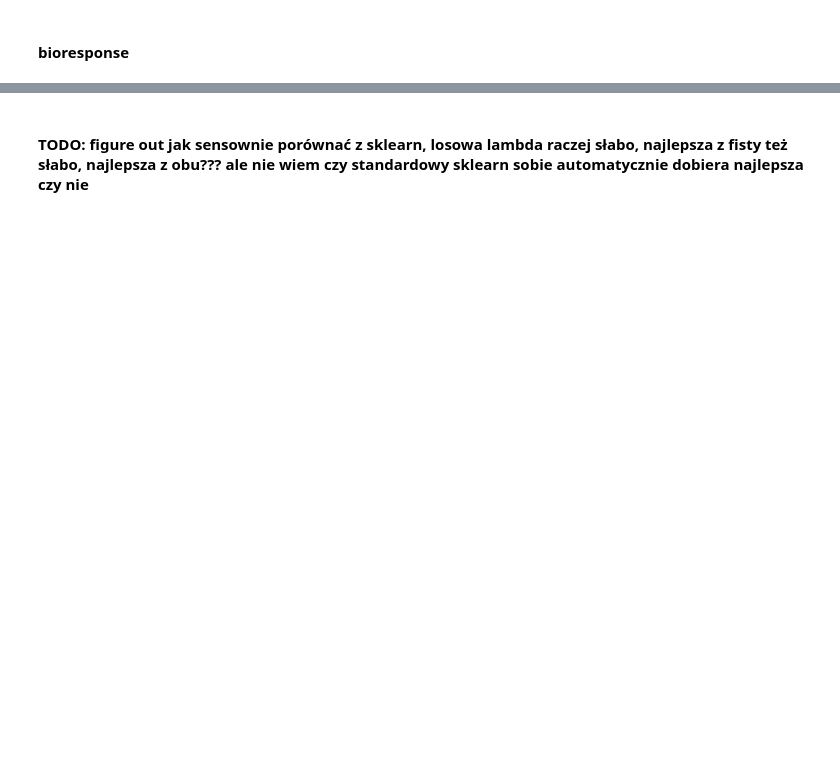
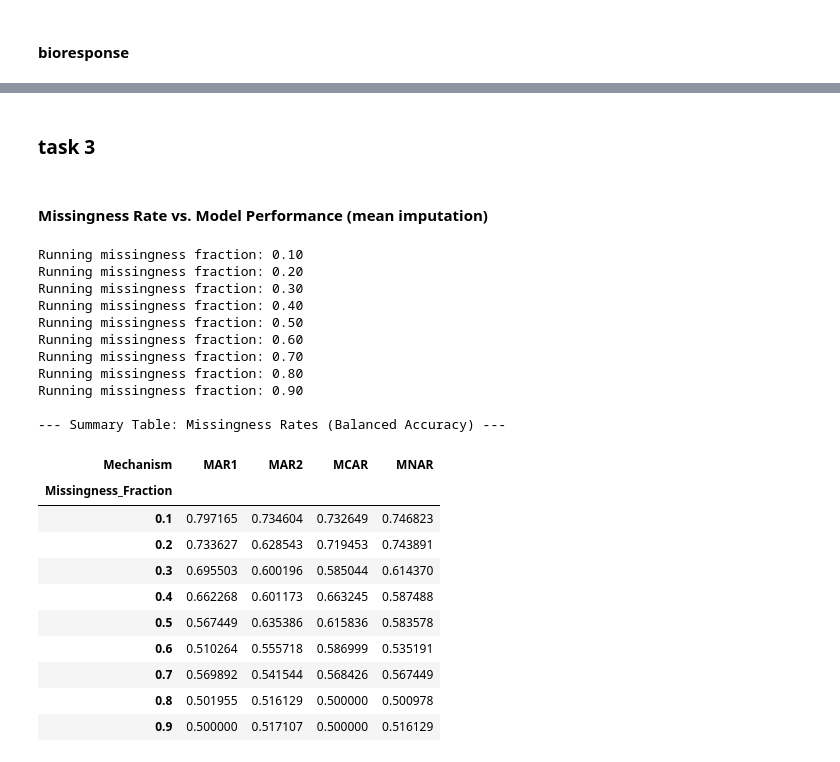
Before and after one commit to kaminskaz/AML_project1, a Jupyter notebook: notebooks/experiments_2.ipynb, the cells around one changed output, grey strips where cells are left out. Drawn from its saved outputs; the diff is of its cells as text; code cells hidden in the pictures; blank space fills up the shorter version.

```diff
--- a/notebooks/experiments_2.ipynb
+++ b/notebooks/experiments_2.ipynb
@@ -371,5 +371,5 @@ Balanced Accuracy    | 0.7550     | 0.7567     | 0.0017
 F1 Score             | 0.7872     | 0.7877     | 0.0004
 ROC AUC              | 0.8229     | 0.8228     | 0.0001
 ------------------------------------------------------------
-# %% [markdown]
-#### TODO: figure out jak sensownie porównać z sklearn, losowa lambda raczej słabo, najlepsza z fisty też słabo, najlepsza z obu??? ale nie wiem czy standardowy sklearn sobie automatycznie dobiera najlepsza czy nie
+# %% [markdown]
+### task 3
@@ -375,0 +434,68 @@ ROC AUC              | 0.8229     | 0.8228     | 0.0001
+# %% [markdown]
+#### Missingness Rate vs. Model Performance (mean imputation)
+# %%
+missing_fractions = np.linspace(0.1, 0.9, 9)
+results_exp1 = []
+
+imputation_method = "mean"
+
+for c in missing_fractions:
+    print(f"Running missingness fraction: {c:.2f}")
+
+    df_mcar, _, _ = mcar(df_std, c=c)
+    df_mar1, _, _, _, _ = generate_missing(c, df_std, column_index=0, mode="MAR")
+    df_mar2, _, _, _, _ = generate_missing(c, df_std, mode="MAR")
+    df_mnar, _, _, _, _ = generate_missing(c, df_std, mode="MNAR", y_strength_scale=2.0)
+
+    datasets = {"MCAR": df_mcar, "MAR1": df_mar1, "MAR2": df_mar2, "MNAR": df_mnar}
+
+    for mech, df_masked in datasets.items():
+        X_masked = df_masked.drop(columns=['class_observed']).values
+        y_obs = df_masked['class_observed'].values
+
+        # split: 60% train, 20% valid, 20% test
+        X_tr, X_temp, y_tr, y_temp, yt_true, ytemp_true = train_test_split(
+            X_masked, y_obs, y_true, test_size=0.4, random_state=42, stratify=y_true
+        )
+        X_va, X_ts, y_va, y_ts, yva_true, yts_true = train_test_split(
+            X_temp, y_temp, ytemp_true, test_size=0.5, random_state=42, stratify=ytemp_true
+        )
+
+        metrics = evaluate_model(X_tr, y_tr, X_va, yva_true, X_ts, yts_true, method=imputation_method)
+
+        results_exp1.append({
+            "Missingness_Fraction": c,
+            "Mechanism": mech,
+            "Balanced_Accuracy": metrics["balanced_accuracy"],
+            "F1_Score": metrics["f1"],
+            "Precision": metrics["precision"],
+            "Recall": metrics["recall"],
+            "Roc_AUC": metrics["roc_auc"]
+        })
+
+df_res1 = pd.DataFrame(results_exp1)
+print("\n--- Summary Table: Missingness Rates (Balanced Accuracy) ---")
+display(df_res1.pivot(index="Missingness_Fraction", columns="Mechanism", values="Balanced_Accuracy"))
+# %% [output]
+Running missingness fraction: 0.10
+Running missingness fraction: 0.20
+Running missingness fraction: 0.30
+Running missingness fraction: 0.40
+Running missingness fraction: 0.50
+Running missingness fraction: 0.60
+Running missingness fraction: 0.70
+Running missingness fraction: 0.80
+Running missingness fraction: 0.90
+
+--- Summary Table: Missingness Rates (Balanced Accuracy) ---
+| Mechanism | MAR1 | MAR2 | MCAR | MNAR |
+| Missingness_Fraction |  |  |  |  |
+| 0.1 | 0.797165 | 0.734604 | 0.732649 | 0.746823 |
+| 0.2 | 0.733627 | 0.628543 | 0.719453 | 0.743891 |
+| 0.3 | 0.695503 | 0.600196 | 0.585044 | 0.614370 |
+| 0.4 | 0.662268 | 0.601173 | 0.663245 | 0.587488 |
+| 0.5 | 0.567449 | 0.635386 | 0.615836 | 0.583578 |
+| 0.6 | 0.510264 | 0.555718 | 0.586999 | 0.535191 |
+| 0.7 | 0.569892 | 0.541544 | 0.568426 | 0.567449 |
+| 0.8 | 0.501955 | 0.516129 | 0.500000 | 0.500978 |
+| 0.9 | 0.500000 | 0.517107 | 0.500000 | 0.516129 |
```
Also changed, not shown: parts of 12 cells of this notebook, 3 other files.
